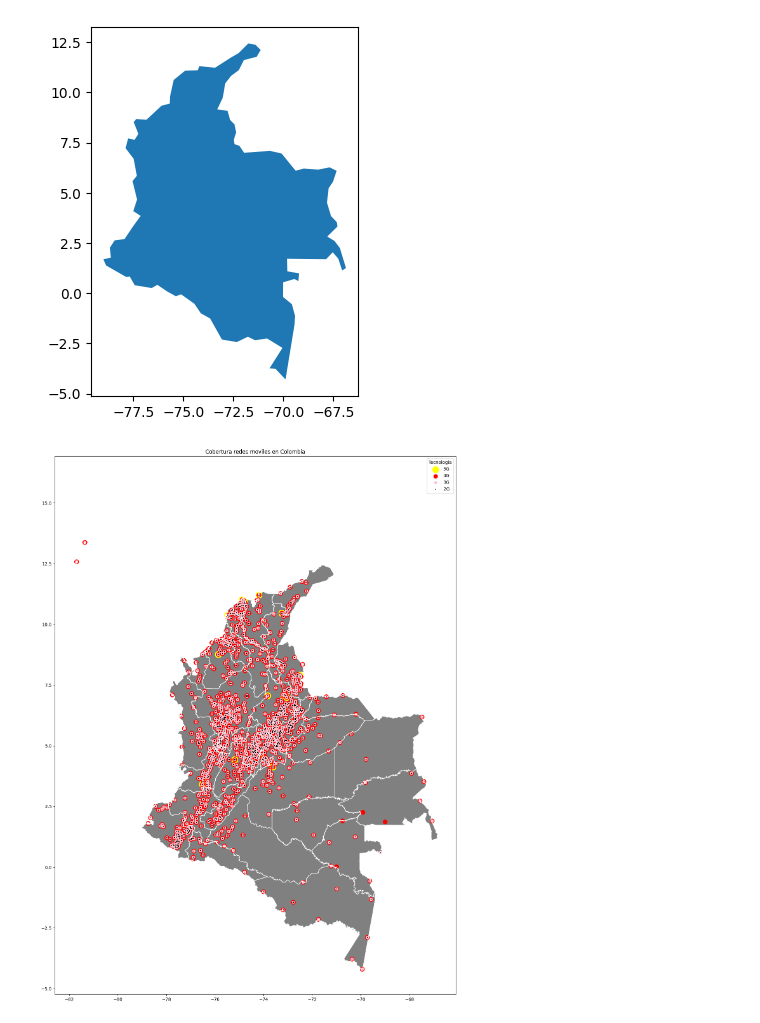
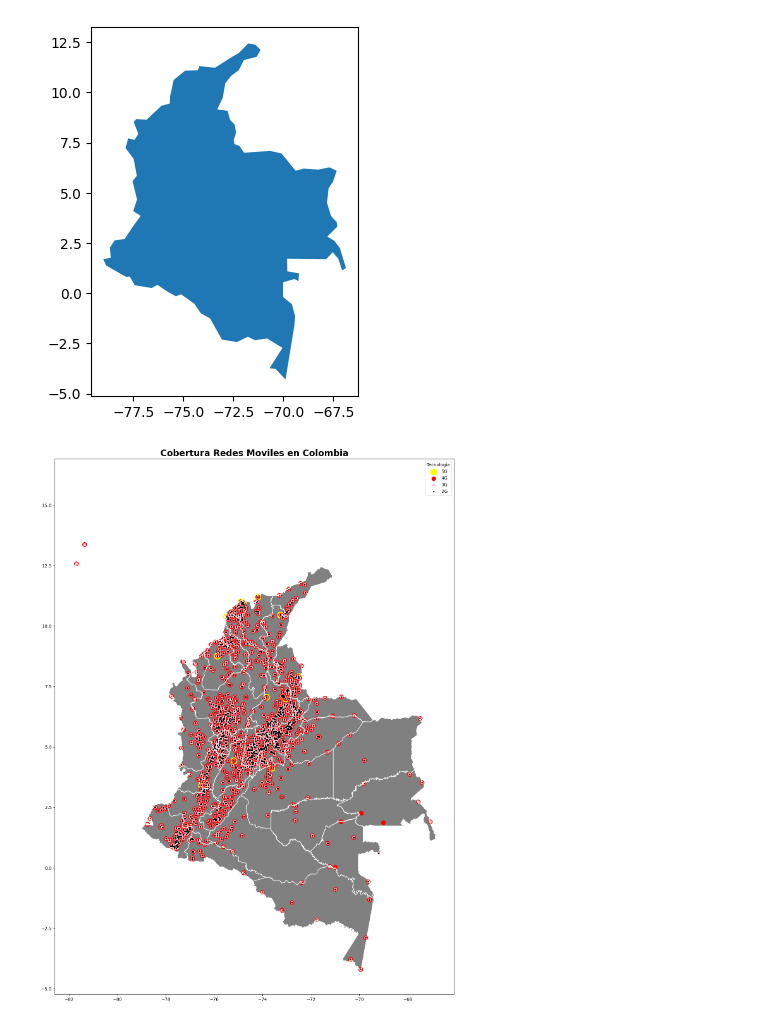
Before and after one commit to morozcoz/4n4l1515_d4t05, a Jupyter notebook: Proyecto_v1.ipynb, the cells around one changed output. Saved outputs shown, nothing was run; the diff lists cells and outputs as text; code cells hidden in the pictures.

```diff
--- a/Proyecto_v1.ipynb
+++ b/Proyecto_v1.ipynb
@@ -319,36 +319,36 @@ departamentos = gpd.read_file(shapefile_path)
 data = {'Longitud': df_comb['Longitud'], 'Latitud': df_comb['Latitud'], 'TECNOLOGIA': df_comb['TECNOLOGIA']}
 df_point = pd.DataFrame(data)
 
 # Convertir a geometría de puntos
 geometry = [Point(xy) for xy in zip(df_point['Longitud'], df_point['Latitud'])]
 gdf = gpd.GeoDataFrame(df_point, geometry=geometry)
 
 # Diccionario de colores y tamaños para cada tecnología
 colores = {'5G': 'yellow', '4G': 'red', '3G': 'pink', '2G': 'black'}
-tamaños = {'5G': 200, '4G': 80, '3G': 30, '2G': 1}
+tamaños = {'5G': 200, '4G': 80, '3G': 30, '2G': 5}
 
 # Crear la figura y el eje con un tamaño especificado
 fig, ax = plt.subplots(figsize=(30, 22))
 
 # Graficar el mapa base de Colombia
 colombia.plot(ax=ax, color='grey')
 
 # Delimitar y graficar los bordes de los departamentos
 departamentos.boundary.plot(ax=ax, linewidth=1, edgecolor='white')
 
 # Graficar los puntos con colores y tamaños específicos según la columna 'TECNOLOGIA'
 for tecnologia in colores.keys():
     subset = gdf[gdf['TECNOLOGIA'] == tecnologia]
     subset.plot(ax=ax, color=colores[tecnologia], markersize=tamaños[tecnologia], label=tecnologia)
 
 # Añadir leyenda
 plt.legend(title="Tecnología")
-plt.title('Cobertura redes moviles en Colombia')
+plt.title('Cobertura Redes Moviles en Colombia', fontsize=20, fontweight='bold')
 
 # Mostrar el mapa
 plt.show()
 # %% [output]
-[figure, old version]
+[figure, new version]
 # %%
 import geopandas as gpd
 import pandas as pd
```
